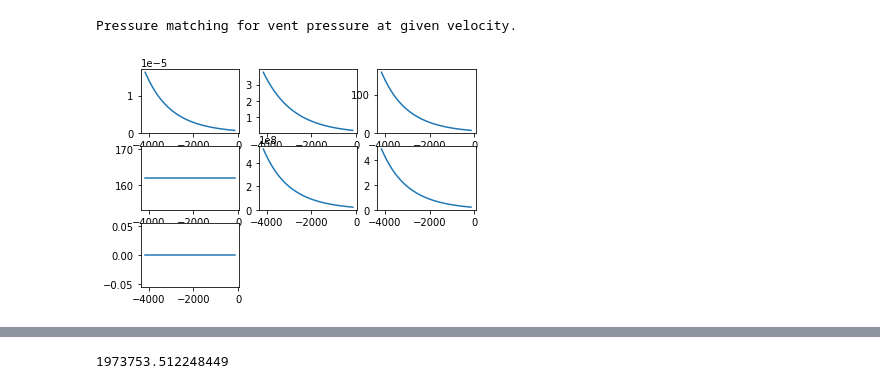
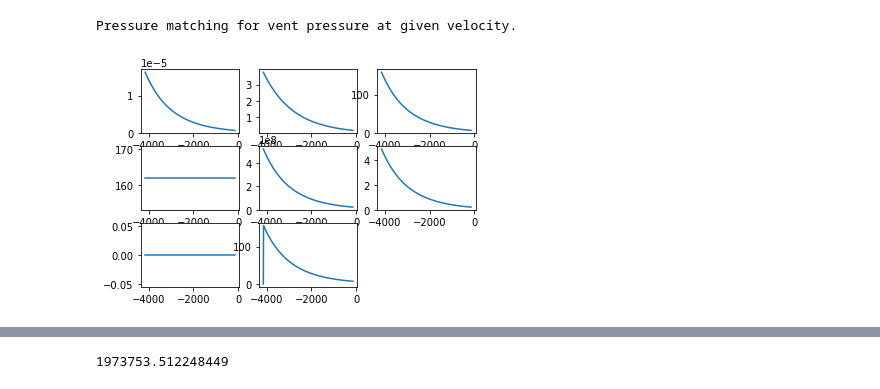
Before and after one commit to fredriclam/compressible-conduit-steady, a Jupyter notebook: steady_state_tester.ipynb, the cells around one changed output, grey strips where cells are left out. Saved outputs shown, nothing was run; the diff lists cells and outputs as text; code cells hidden in the pictures.

```diff
--- a/steady_state_tester.ipynb
+++ b/steady_state_tester.ipynb
@@ -11,33 +10,34 @@ import steady_state as ss
 import numpy as np
 f = ss.SteadyState(1e5, 1,
   override_properties={
     "yC": 0.00,
     "yWt": 0.03,
     "yA": 1e-7,
     "yWvInletMin": 1e-5,
     "crit_volfrac": 0.7,
     "tau_d": 10.0,  ########## Check
+    "tau_f": 1.0,
     "mu": 5e2,
     "conduit_radius": 50,
     "conduit_length": 4000,
     "T_chamber": 800+273.15,
     "c_v_magma": 3e3,
     "rho0_magma": 2.7e3,
     "K_magma": 10e9,
     "p0_magma": 10e6,
     "solubility_k": 5e-6,
     "solubility_n": 0.5,
   }
 )
 
 x = np.linspace(-4150, -150, 1000)
 U1 = f(x)
-p, h, y = f(x,True)
-for i in range (7):
+p, h, y, yF = f(x,True)
+for i in range (8):
   plt.subplot(3,3,i+1)
   plt.plot(x, U1[...,i])
 
 plt.show()
 # %% [output]
 Pressure matching for vent pressure at given velocity.
-[figure, old version]
+[figure, new version]
```
Also changed, not shown: parts of 4 cells of this notebook, 1 other file.
